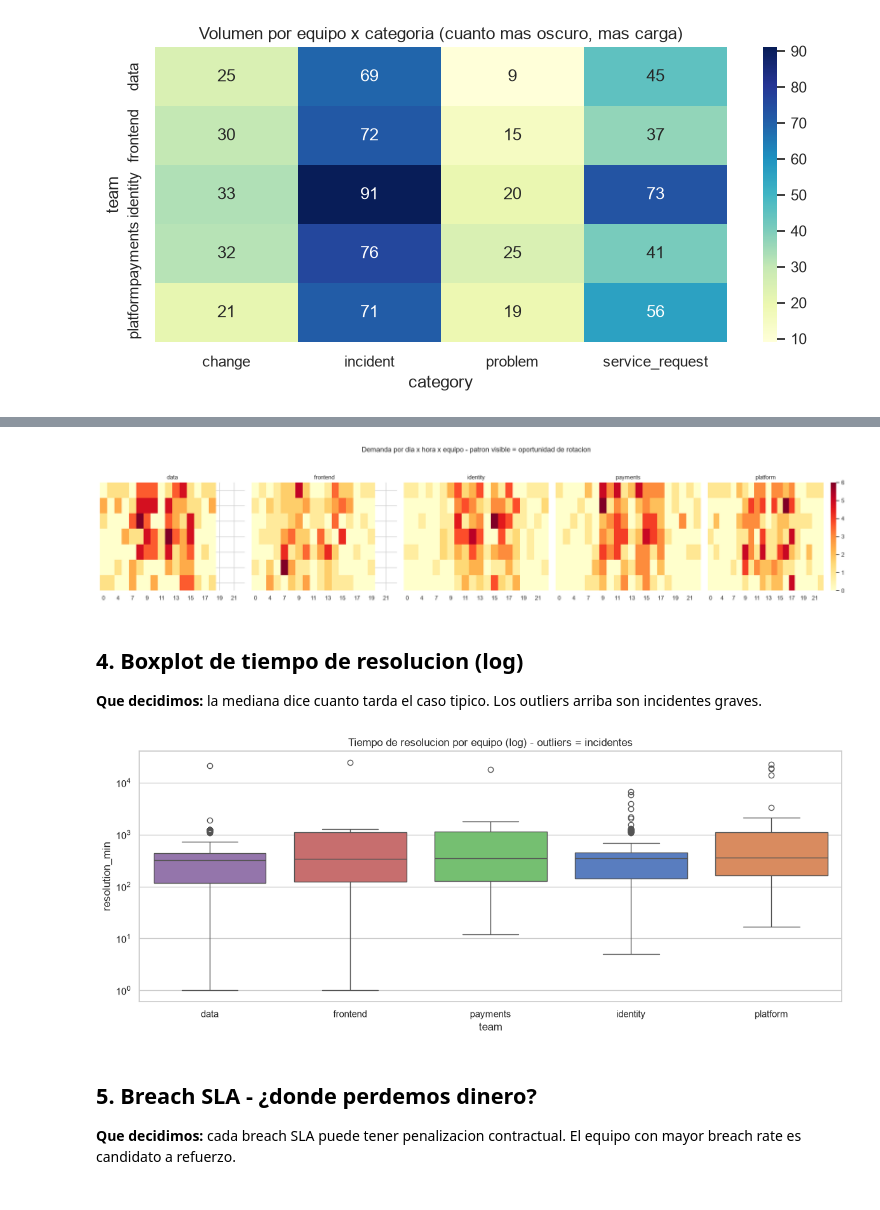
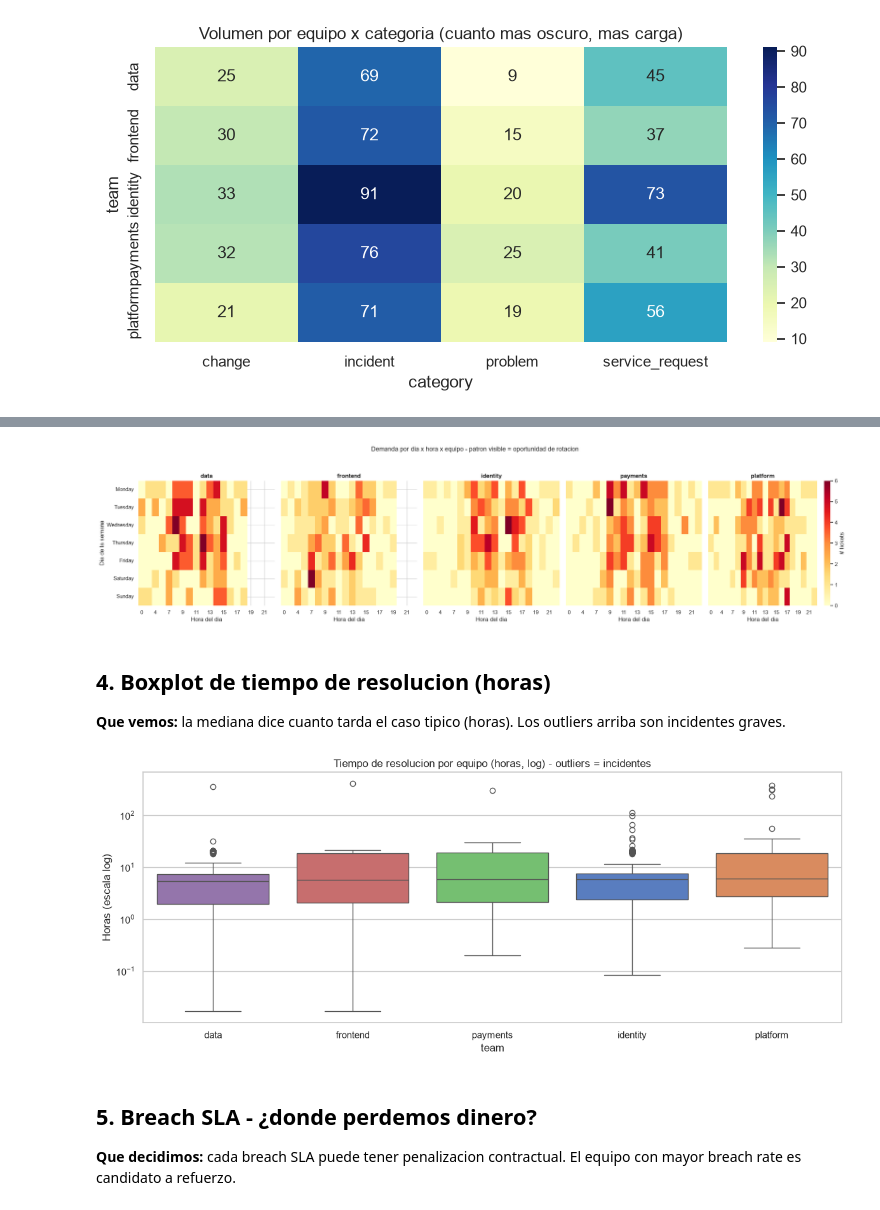
Before and after one commit to amcorrea0/sre-data-analytics, a Jupyter notebook: notebooks/lab3_requerimientos.ipynb, the cells around one changed output, grey strips where cells are left out. Saved outputs shown, nothing was run; the diff lists cells and outputs as text; code cells hidden in the pictures.

```diff
--- a/notebooks/lab3_requerimientos.ipynb
+++ b/notebooks/lab3_requerimientos.ipynb
@@ -27,6 +27,8 @@ plt.rcParams['figure.figsize'] = (12, 5)
 
 DATA = Path('..') / 'data'
 tickets = pd.read_csv(DATA / 'tickets.csv', parse_dates=['created_at'])
+# Columna humana: resolucion en horas
+tickets['resolution_h'] = tickets['resolution_min'] / 60
 fig, ax = plt.subplots(figsize=(12, 3))
 sns.heatmap(tickets.isnull(), cbar=False, yticklabels=False, cmap='viridis', ax=ax)
 ax.set_title('NaN - priority y team tienen huecos')
@@ -64,41 +84,42 @@ plt.show()
 # %%
 t['dow'] = t['created_at'].dt.day_name()
 t['hour'] = t['created_at'].dt.hour
 dow_order = ['Monday','Tuesday','Wednesday','Thursday','Friday','Saturday','Sunday']
 t['dow'] = pd.Categorical(t['dow'], categories=dow_order, ordered=True)
 
-fig, axes = plt.subplots(1, 5, figsize=(20, 4), sharey=True, sharex=True)
+fig, axes = plt.subplots(1, 5, figsize=(22, 5), sharey=True, sharex=True)
 teams = sorted(t['team'].unique())
 for ax, team in zip(axes, teams):
     sub = t[t['team'] == team]
     pivot = sub.pivot_table(index='dow', columns='hour', values='ticket_id', aggfunc='count', fill_value=0)
-    sns.heatmap(pivot, ax=ax, cmap='YlOrRd', cbar=(team == teams[-1]))
-    ax.set_title(team, fontsize=11)
-    ax.set_xlabel('')
-    ax.set_ylabel('')
-    if team != teams[0]:
-        ax.set_yticklabels([])
+    sns.heatmap(pivot, ax=ax, cmap='YlOrRd',
+                cbar=(team == teams[-1]),
+                cbar_kws={'label': '# tickets'} if team == teams[-1] else None)
+    ax.set_title(team, fontsize=12, fontweight='bold')
+    ax.set_xlabel('Hora del dia')
+    ax.set_ylabel('Dia de la semana' if team == teams[0] else '')
 fig.suptitle('Demanda por dia x hora x equipo - patron visible = oportunidad de rotacion', fontsize=13, y=1.05)
 plt.tight_layout()
 plt.savefig('../html/lab3_fig3_heatmap_demand.png', dpi=110, bbox_inches='tight')
 plt.show()
 # %% [output]
-[figure, old version]
+[figure, new version]
 # %% [markdown]
-## 4. Boxplot de tiempo de resolucion (log)
+## 4. Boxplot de tiempo de resolucion (horas)
 
-**Que decidimos:** la mediana dice cuanto tarda el caso tipico. Los outliers arriba son incidentes graves.
+**Que vemos:** la mediana dice cuanto tarda el caso tipico (horas). Los outliers arriba son incidentes graves.
 # %%
 fig, ax = plt.subplots(figsize=(12, 5))
-order = t.groupby('team')['resolution_min'].median().sort_values().index
-sns.boxplot(data=t, x='team', y='resolution_min', order=order, hue='team', legend=False, ax=ax)
+order = t.groupby('team')['resolution_h'].median().sort_values().index
+sns.boxplot(data=t, x='team', y='resolution_h', order=order, hue='team', legend=False, ax=ax)
 ax.set_yscale('log')
-ax.set_title('Tiempo de resolucion por equipo (log) - outliers = incidentes')
+ax.set_title('Tiempo de resolucion por equipo (horas, log) - outliers = incidentes')
+ax.set_ylabel('Horas (escala log)')
 plt.tight_layout()
 plt.savefig('../html/lab3_fig4_boxplot.png', dpi=110, bbox_inches='tight')
 plt.show()
 # %% [output]
-[figure, old version]
+[figure, new version]
 # %% [markdown]
 ## 5. Breach SLA - ¿donde perdemos dinero?
 
```
Also changed, not shown: parts of 11 cells of this notebook, 28 other files.
